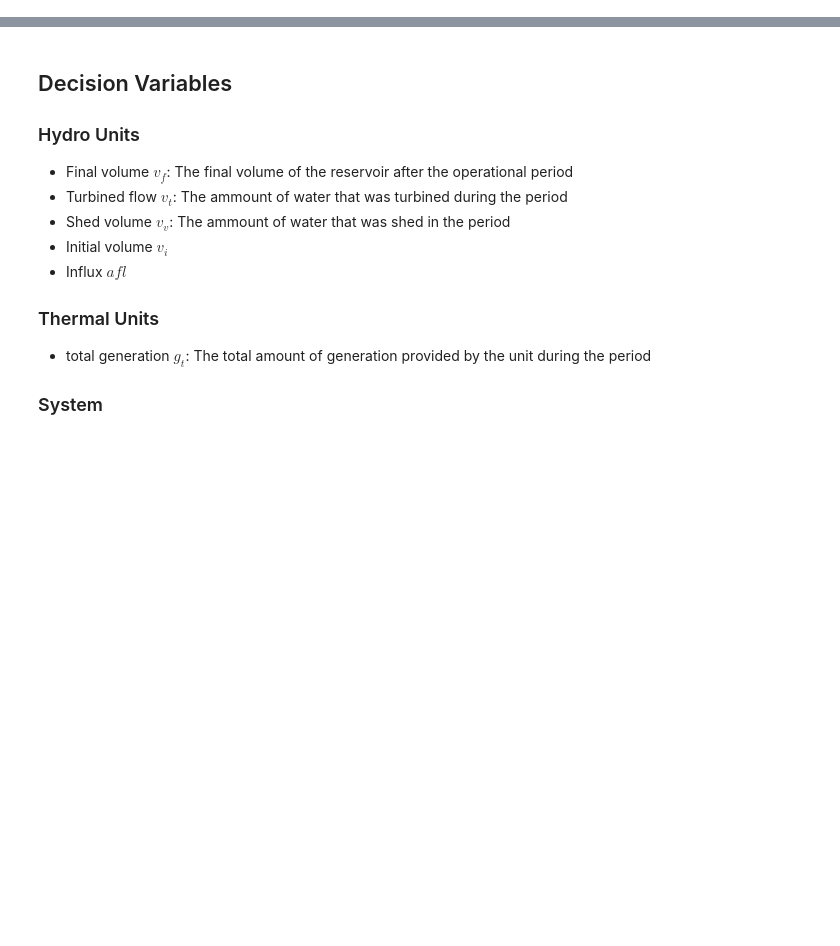
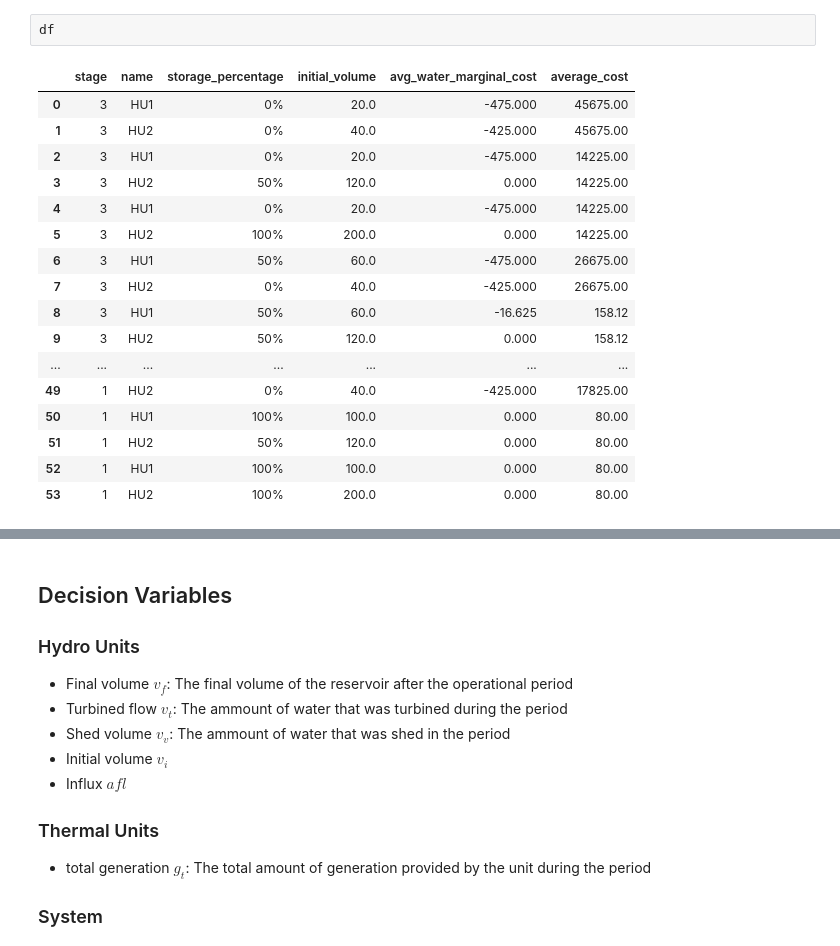
Before and after one commit to ettoreaquino/powersddp, a Jupyter notebook: Notebook.ipynb, the cells around one changed output, grey strips where cells are left out. Cells and saved outputs as stored; diff of their text form; blank space fills up the shorter version.

```diff
--- a/Notebook.ipynb
+++ b/Notebook.ipynb
@@ -6,0 +27,20 @@ operation = TestSystem.dispatch(solver='ulp', scenario=1, plot=True)
+# %%
+df
+# %% [output]
+|  | stage | name | storage_percentage | initial_volume | avg_water_marginal_cost | average_cost |
+| 0 | 3 | HU1 | 0% | 20.0 | -475.000 | 45675.00 |
+| 1 | 3 | HU2 | 0% | 40.0 | -425.000 | 45675.00 |
+| 2 | 3 | HU1 | 0% | 20.0 | -475.000 | 14225.00 |
+| 3 | 3 | HU2 | 50% | 120.0 | 0.000 | 14225.00 |
+| 4 | 3 | HU1 | 0% | 20.0 | -475.000 | 14225.00 |
+| 5 | 3 | HU2 | 100% | 200.0 | 0.000 | 14225.00 |
+| 6 | 3 | HU1 | 50% | 60.0 | -475.000 | 26675.00 |
+| 7 | 3 | HU2 | 0% | 40.0 | -425.000 | 26675.00 |
+| 8 | 3 | HU1 | 50% | 60.0 | -16.625 | 158.12 |
+| 9 | 3 | HU2 | 50% | 120.0 | 0.000 | 158.12 |
+| ... | ... | ... | ... | ... | ... | ... |
+| 49 | 1 | HU2 | 0% | 40.0 | -425.000 | 17825.00 |
+| 50 | 1 | HU1 | 100% | 100.0 | 0.000 | 80.00 |
+| 51 | 1 | HU2 | 50% | 120.0 | 0.000 | 80.00 |
+| 52 | 1 | HU1 | 100% | 100.0 | 0.000 | 80.00 |
+| 53 | 1 | HU2 | 100% | 200.0 | 0.000 | 80.00 |
```
Also changed, not shown: parts of 10 cells of this notebook, 23 other files.
